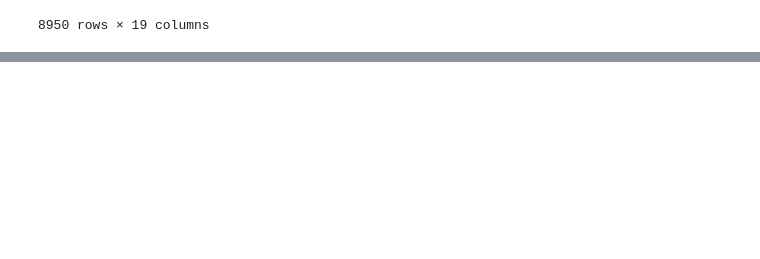
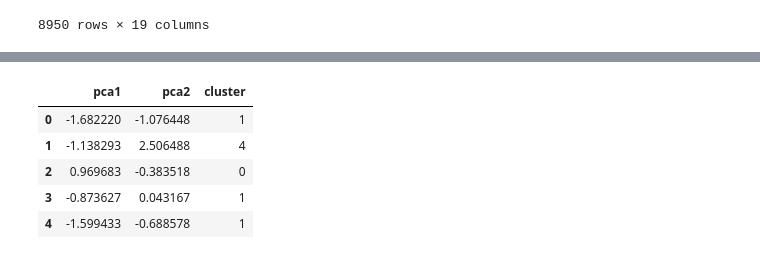
Before and after one commit to estevaovukelic/Clusters, a Jupyter notebook: Customer_Segmentation_I.ipynb, the cells around one changed output, grey strips where cells are left out. Saved outputs shown, nothing was run; the diff lists cells and outputs as text; code cells hidden in the pictures; blank space fills up the shorter version.

```diff
--- a/Customer_Segmentation_I.ipynb
+++ b/Customer_Segmentation_I.ipynb
@@ -476,0 +488,4 @@ pd.read_csv('cluster.csv')
+# %%
+pca = PCA(n_components=2)
+principal_comp = pca.fit_transform(creditcard_df_scaled)
+principal_comp
@@ -476,0 +500,3 @@ pd.read_csv('cluster.csv')
+# %%
+pca_df = pd.DataFrame(data = principal_comp, columns=['pca1', 'pca2'])
+pca_df.head()
@@ -476,0 +510,10 @@ pd.read_csv('cluster.csv')
+# %%
+pca_df = pd.concat([pca_df, pd.DataFrame({'cluster': labels})], axis = 1)
+pca_df.head()
+# %% [output]
+|  | pca1 | pca2 | cluster |
+| 0 | -1.682220 | -1.076448 | 1 |
+| 1 | -1.138293 | 2.506488 | 4 |
+| 2 | 0.969683 | -0.383518 | 0 |
+| 3 | -0.873627 | 0.043167 | 1 |
+| 4 | -1.599433 | -0.688578 | 1 |
```
Also changed, not shown: parts of 8 cells of this notebook.
